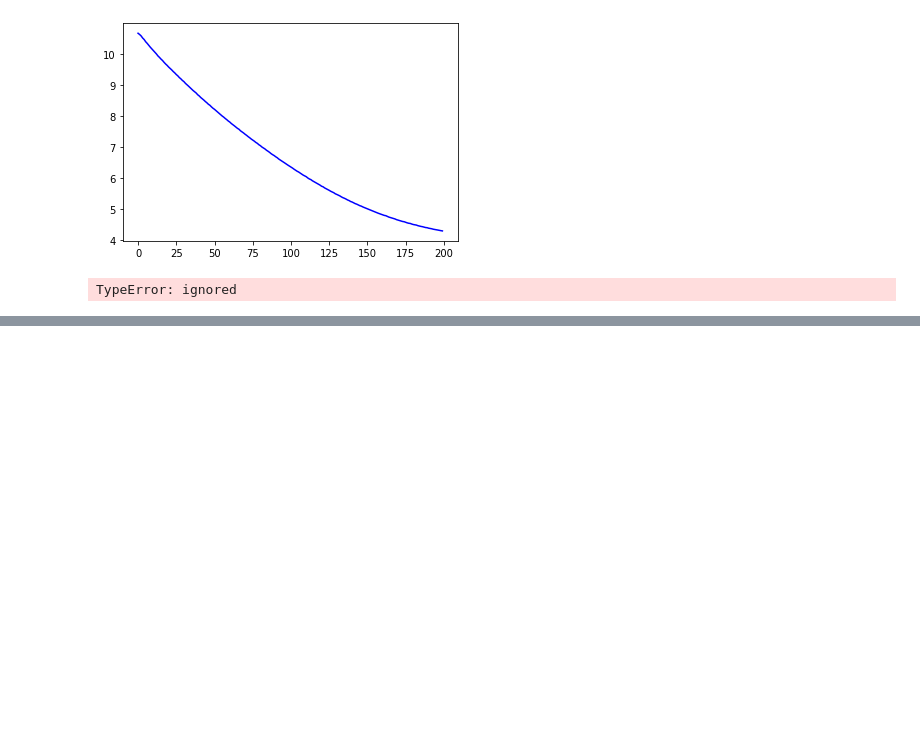
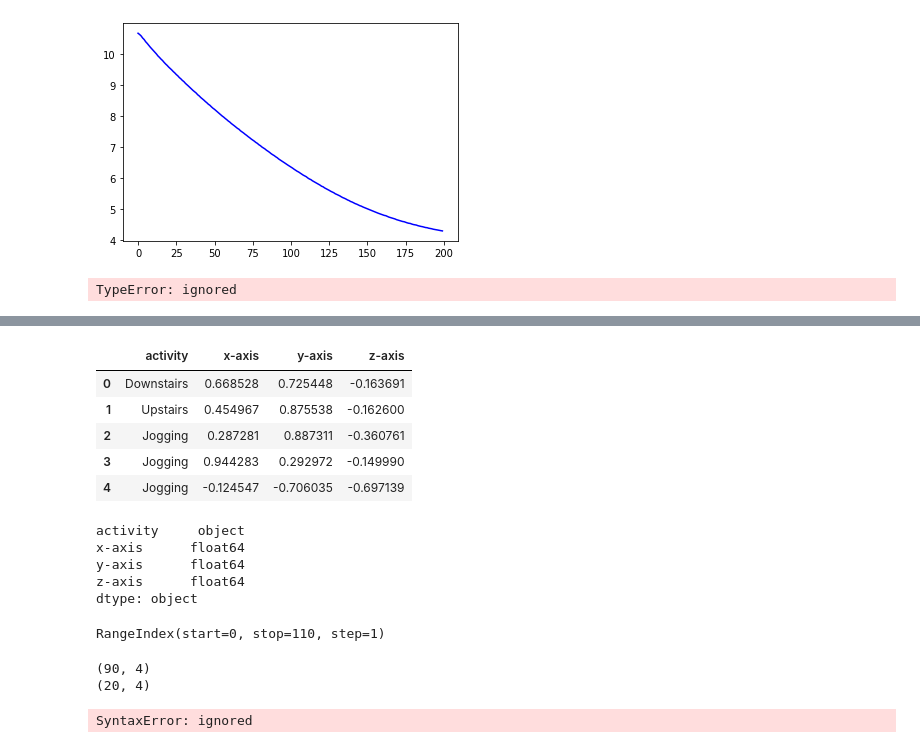
Before and after one commit to AkhilVinayakp/HAR_LSTM_CNN, a Jupyter notebook: windowing_test.ipynb, the cells around one changed output, grey strips where cells are left out. Cells and saved outputs as stored; diff of their text form; code cells hidden in the pictures; blank space fills up the shorter version.

```diff
--- a/windowing_test.ipynb
+++ b/windowing_test.ipynb
@@ -367,0 +408,19 @@ TypeError: ignored
+# %%
+df.drop('timestamp', axis=1, inplace=True)
+# %%
+df.head()
+# %% [output]
+|  | activity | x-axis | y-axis | z-axis |
+| 0 | Downstairs | 0.668528 | 0.725448 | -0.163691 |
+| 1 | Upstairs | 0.454967 | 0.875538 | -0.162600 |
+| 2 | Jogging | 0.287281 | 0.887311 | -0.360761 |
+| 3 | Jogging | 0.944283 | 0.292972 | -0.149990 |
+| 4 | Jogging | -0.124547 | -0.706035 | -0.697139 |
+# %%
+df.dtypes
+# %% [output]
+activity     object
+x-axis      float64
+y-axis      float64
+z-axis      float64
+dtype: object
@@ -367,0 +433,4 @@ TypeError: ignored
+# %%
+df.index
+# %% [output]
+RangeIndex(start=0, stop=110, step=1)
@@ -367,0 +442,6 @@ TypeError: ignored
+# %%
+print(train.shape)
+print(test.shape)
+# %% [output]
+(90, 4)
+(20, 4)
@@ -367,0 +450,13 @@ TypeError: ignored
+# %%
+# action is a function np.mod() or the last label , fn to be implimented currently only np.mod
+from statistics import mode
+@tf.function
+def create_windowed_dataset(series, window_size,shift_size, batch_size,shuffle_buffer):
+  dataset = tf.data.Dataset.from_tensor_slices(series)
+  dataset = dataset.window(window_size , shift = shift_size, drop_remainder = True)
+  dataset = dataset.flat_map(lambda window: window.batch(window_size))
+  dataset = dataset.shuffle(shuffle_buffer).map(lambda window: (window[:,1:],to_categorical(mode(window[:,0])))
+  dataset = dataset.batch(batch_size).prefetch(1)
+  return dataset
+# %% [output]
+SyntaxError: ignored
```
Also changed, not shown: parts of 20 cells of this notebook.
